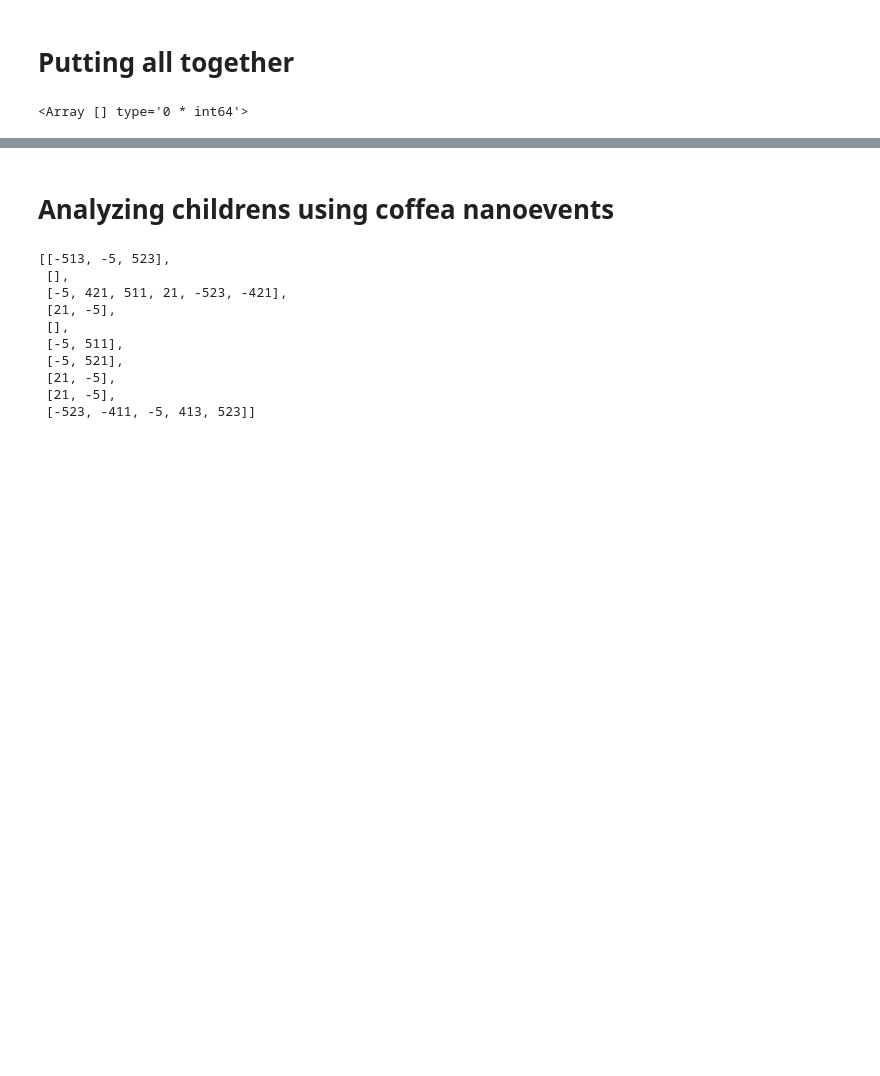
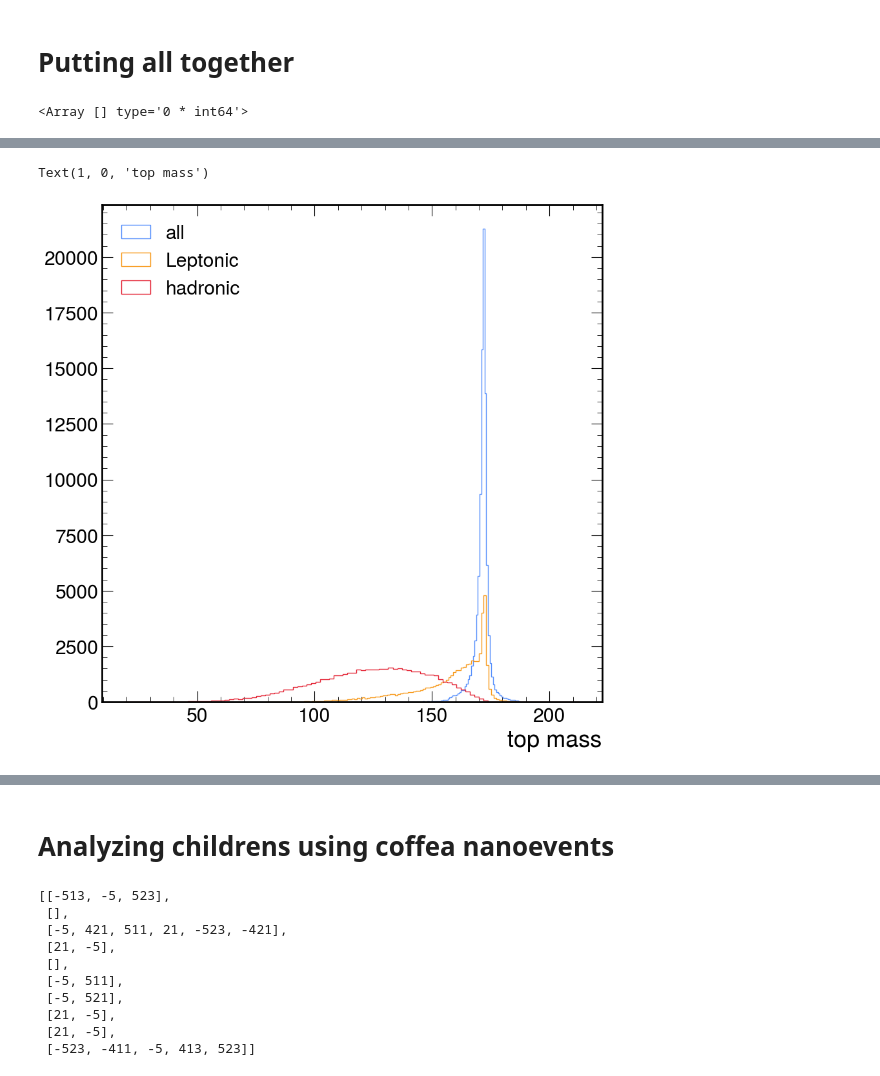
Before and after one commit to valsdav/ttHbb_jets_partons_studies, a Jupyter notebook: ImproveTruthMatching.ipynb, the cells around one changed output, grey strips where cells are left out. Cells and saved outputs as stored; diff of their text form; code cells hidden in the pictures; blank space fills up the shorter version.

```diff
--- a/ImproveTruthMatching.ipynb
+++ b/ImproveTruthMatching.ipynb
@@ -1183,0 +1260,9 @@ plt.hist(b_from_higgs2_lastcopy.pdgId, range=(-20,20), bins=40);
+# %%
+plt.hist((part_from_Wtop[:,0]+part_from_Wtop[:,1] + b_from_top).mass, bins=100, histtype="step", label="all");
+plt.hist((part_from_Wtop_lastcopy[W_from_top_islep,0]+part_from_Wtop_lastcopy[W_from_top_islep,1]+ b_from_top_lastcopy[W_from_top_islep]).mass, bins=100, histtype="step", label="Leptonic");
+plt.hist((part_from_Wtop_lastcopy[~W_from_top_islep,0]+part_from_Wtop_lastcopy[~W_from_top_islep,1]+ b_from_top_lastcopy[~W_from_top_islep]).mass, bins=100, histtype="step", label="hadronic");
+plt.legend()
+plt.xlabel("top mass")
+# %% [output]
+Text(1, 0, 'top mass')
+[figure, added]
```
Also changed, not shown: parts of 48 cells of this notebook.
